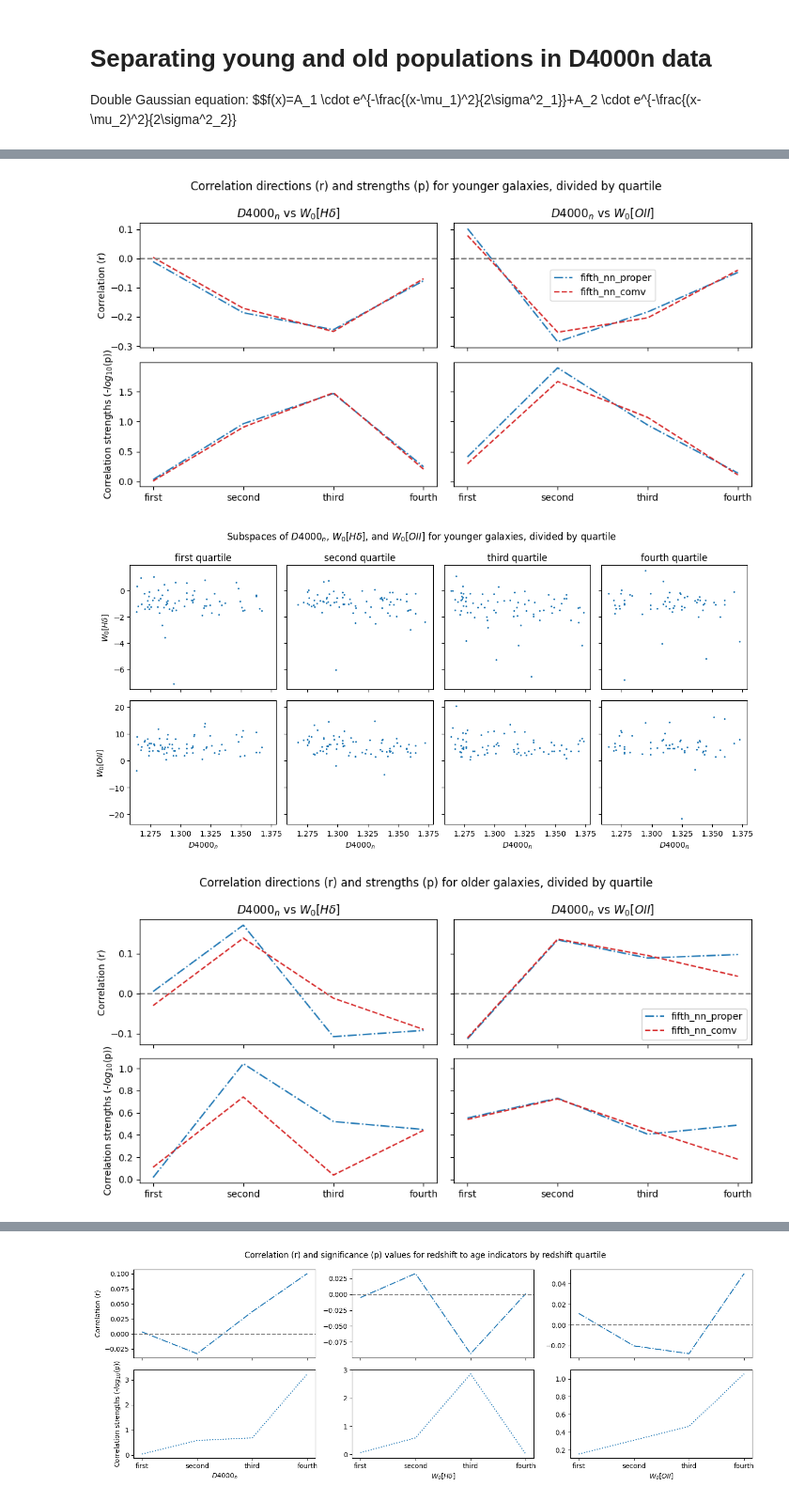
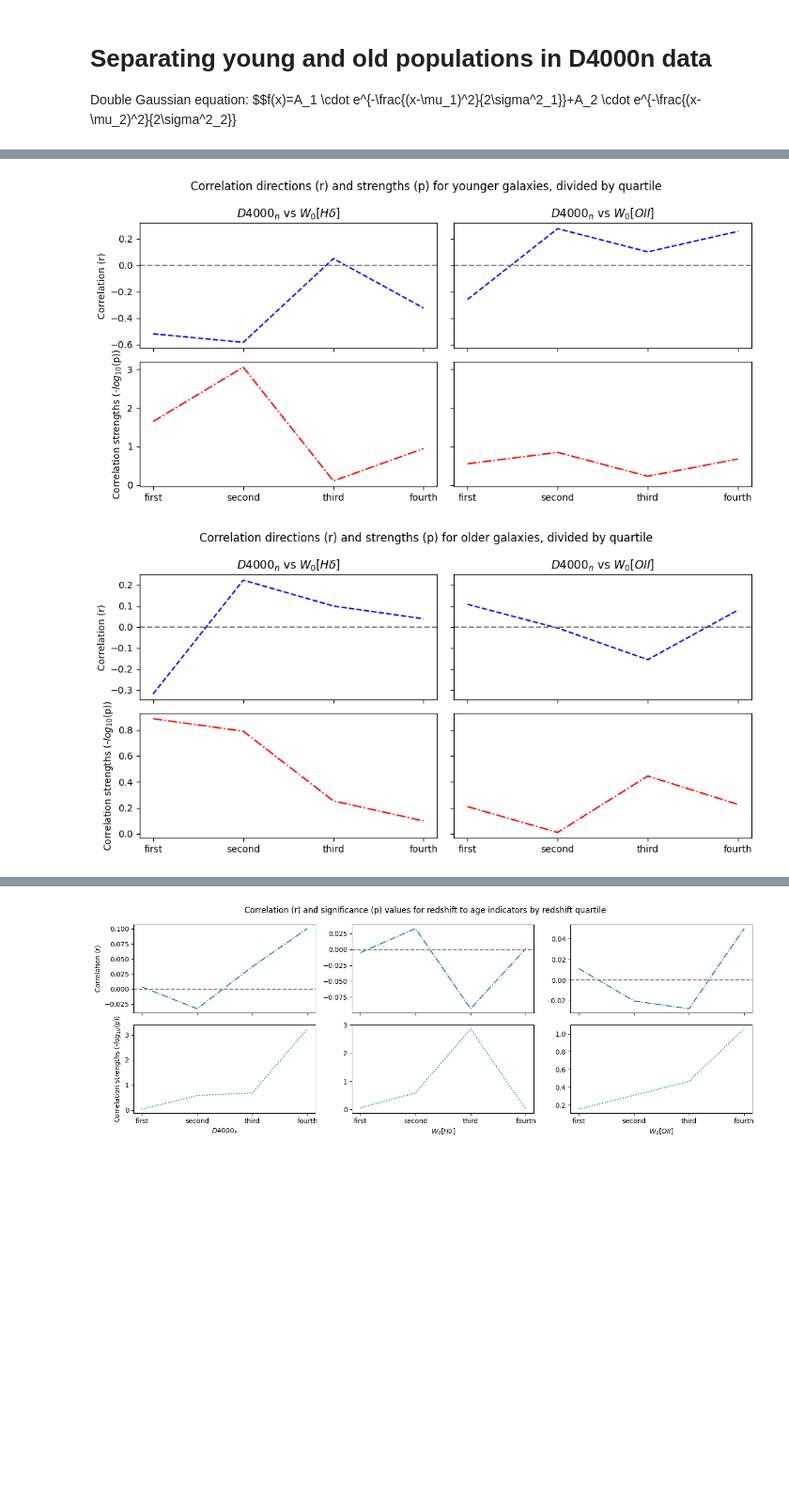
Before and after one commit to maraMaraschino/capstone-project, a Jupyter notebook: timescapes-notebook.ipynb, the cells around one changed output, grey strips where cells are left out. Shown at 94% size. Saved outputs shown, nothing was run; the diff lists cells and outputs as text; code cells hidden in the pictures; blank space fills up the shorter version.

```diff
--- a/timescapes-notebook.ipynb
+++ b/timescapes-notebook.ipynb
@@ -441,7 +441,7 @@ def sort_galaxy(data_dict):
         return '?: Invalid EW value'
     elif  ((D4000n / sigma_D4000n) < 2) or (D4000n < 0) or (sigma_D4000n <= 0) or not np.isfinite(sigma_D4000n):
         return '?: D4000n quality cut'
-    elif (h_delta_EW_err >= 0.8) or (np.abs(h_delta_EW / h_delta_EW_err) < 2):
+    elif (h_delta_EW_err >= 0.8):
         return '?: H delta quality cut'
     elif np.abs(oii_EW / oii_EW_err) < 2:
         return '?: O II quality cut'
@@ -967,7 +967,7 @@ Failed to find objid 1237664667890024462 in csv file (from spec-9609-58136-0273)
 Finished job: 98
 Finished job: 99
 # %%
-result = merge_pickles("pickle_folder_2", "full_pickle_2.pkl", "pickled_job")
+result = merge_pickles("pickle_folder_4", "full_pickle_4.pkl", "pickled_job")
 # %% [markdown]
 # Start from this cell after collecting values
 # %%
@@ -997,7 +997,7 @@ def load_result(filename):
 #result = merge_pickles("job_test", "test_file_2.pkl", "test_folder")
 #result = load_result("result.pkl")
 #result = load_result("pickled_job/full_pickle.pkl")
-result = load_result("pickled_job/full_pickle_2.pkl")
+result = load_result("pickled_job/full_pickle_4.pkl")
 # %% [markdown]
 # Analysis
 Now that all of this data has been collected, it is time to start doing the analysis. The first thing to do is to separate the galaxies into bins based on their general environment classes. Instead of going through the literature to more precisely define if a galaxy is in a void, cluster, or wall, the method here will be to split all data into quartiles. This will be done across each of the search radii to see if galaxies that are in locally dense environments have different signals than galaxies that are in more generally dense environments. The first plots will be to show the distribution of these bins with x-axes of number density in the search radius and y-axes of the age indicators $D4000_n$ and $H\delta$. Then, plots will be made to show the distribution of environment by galaxy class or shape to visualize which galaxy classes/shapes are more likely to be in dense or underdense regions.
@@ -1073,12 +1073,13 @@ def find_best_fit(result, dict_key, p0, plot=False, bins=100):
     if plot:
         for i, (mu, sigma) in enumerate(mu_sigma_pairs):
             color = colors[i]
-            plt.axvspan(mu-5*sigma, mu+5*sigma, color=color, label=rf'{mu:.2f} +/- ($5\sigma$)', alpha=0.3)
+            plt.axvspan(mu-5*sigma, mu+5*sigma, color=color, label=rf'{mu:.2f} +/- $5\sigma$', alpha=0.3)
 
         plt.xlabel(r"$D4000_n$")
         plt.ylabel(f'Density')
         plt.title(r"$D4000_n$ distribution with best fit")
         plt.legend()
+        plt.ylim(bottom=0)
         plt.tight_layout()
         plt.savefig(f'D4000n_distribution.png')
         plt.show()
@@ -1087,5 +1088,5 @@ def find_best_fit(result, dict_key, p0, plot=False, bins=100):
 
 # amp_1, mu_1, sigma_1, amp_2, mu_2, sigma_2, y_offset
 p0 = [1, 1.15, 0.15, 3, 1.75, 0.08, 0]
-mu_sigma_pairs = find_best_fit(result, 'class_dict', p0=p0, plot=True, bins=100)
+mu_sigma_pairs = find_best_fit(result, 'class_dict', p0=p0, plot=True, bins=75)
 # %% [output]
@@ -2398,39 +2695,41 @@ relation_labels = ["D4000n vs Hδ", "D4000n vs OII"]
 for (r_dict, age), (p_dict, _) in zip(all_r_data, all_p_data):
 
     for env in r_dict.keys():   # <-- NEW: loop environments
 
         r_data = r_dict[env]
         p_data = p_dict[env]
 
         for rel_index in range(2):      # 0 = Hδ, 1 = OII
             for q_index in range(4):    # quartiles
 
                 p_val = p_data[rel_index][q_index]
                 r_val = r_data[rel_index][q_index]
 
                 if np.isnan(p_val):
                     continue
 
                 ranked_results.append({
                     "env": env,        # <-- add env back
                     "age": age,
                     "relation": relation_labels[rel_index],
                     "quartile": quartile_labels[q_index],
                     "r": r_val,
                     "p": p_val,
                 })
 
 # strongest significance first
 ranked_results.sort(key=lambda x: x["p"])
 
+i = 0
 for res in ranked_results:
-    print(
-        f"{res['relation']} "
-        f"({res['env']} {res['age']}, {res['quartile']} quartile):\n"
-        f"   p: {res['p']}\n"
-        f"   r: {res['r']}"
-    )
+    if i < 5:
+        print(
+            f"{res['relation']} "
+            f"({res['env']} {res['age']}, {res['quartile']} quartile):\n"
+            f"   p: {res['p']}\n"
+            f"   r: {res['r']}"
+        )
+        i += 1
 # %% [output]
-[figure, old version]
+[figure, new version]
-[figure, old version]
+[figure, new version]
-[figure, removed]
```
Also changed, not shown: parts of 15 cells of this notebook, 4 other files.
